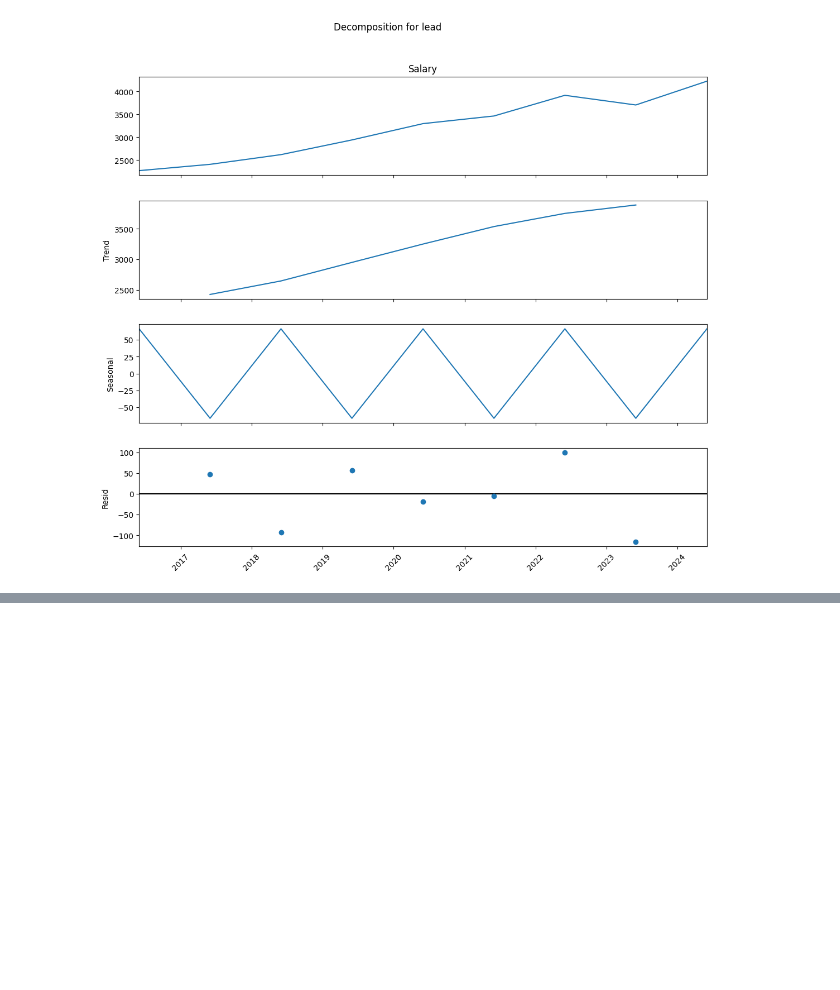
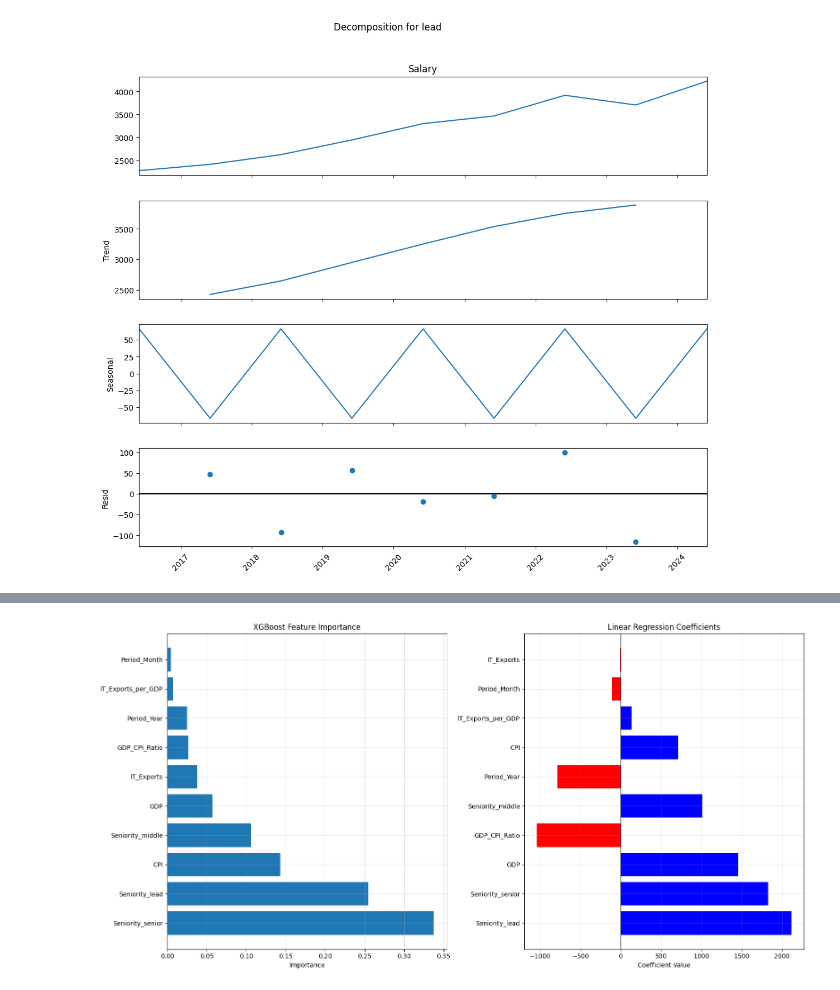
Before and after one commit to Lapraf/Salary-prediction, a Jupyter notebook: Term_paper/Model.ipynb, the cells around one changed output, grey strips where cells are left out. Cells and saved outputs as stored; diff of their text form; code cells hidden in the pictures; blank space fills up the shorter version.

```diff
--- a/Term_paper/Model.ipynb
+++ b/Term_paper/Model.ipynb
@@ -280,0 +292,17 @@ df = df.copy()
+# %%
+ensemble_model = VotingRegressor(
+    estimators=[
+        ('linear_reg', linear_pipeline),
+        ('xgb_reg', xgb_pipeline)
+    ],
+    weights=None
+)
+# %%
+print("Training Linear Regression...")
+linear_pipeline.fit(X_train, y_train)
+
+print("Training XGBoost...")
+xgb_pipeline.fit(X_train, y_train)
+
+print("Training Ensemble...")
+ensemble_model.fit(X_train, y_train)
@@ -280,0 +435,27 @@ df = df.copy()
+# %%
+fig, axes = plt.subplots(1, 2, figsize=(16, 8))
+
+top_xgb_features = xgb_feature_importance.head(10)
+
+axes[0].barh(range(len(top_xgb_features)), top_xgb_features['importance'])
+axes[0].set_yticks(range(len(top_xgb_features)))
+axes[0].set_yticklabels(top_xgb_features['feature'])
+axes[0].set_xlabel('Importance')
+axes[0].set_title('XGBoost Feature Importance')
+axes[0].grid(True, alpha=0.3)
+
+top_linear_features = linear_feature_importance.head(10)
+colors = ['red' if coef < 0 else 'blue' for coef in top_linear_features['coefficient']]
+
+axes[1].barh(range(len(top_linear_features)), top_linear_features['coefficient'], color=colors)
+axes[1].set_yticks(range(len(top_linear_features)))
+axes[1].set_yticklabels(top_linear_features['feature'])
+axes[1].set_xlabel('Coefficient Value')
+axes[1].set_title('Linear Regression Coefficients')
+axes[1].grid(True, alpha=0.3)
+axes[1].axvline(x=0, color='black', linestyle='-', alpha=0.5)
+
+plt.tight_layout()
+plt.show()
+# %% [output]
+[figure, added]
```
Also changed, not shown: parts of 15 cells of this notebook, 1 other file.
